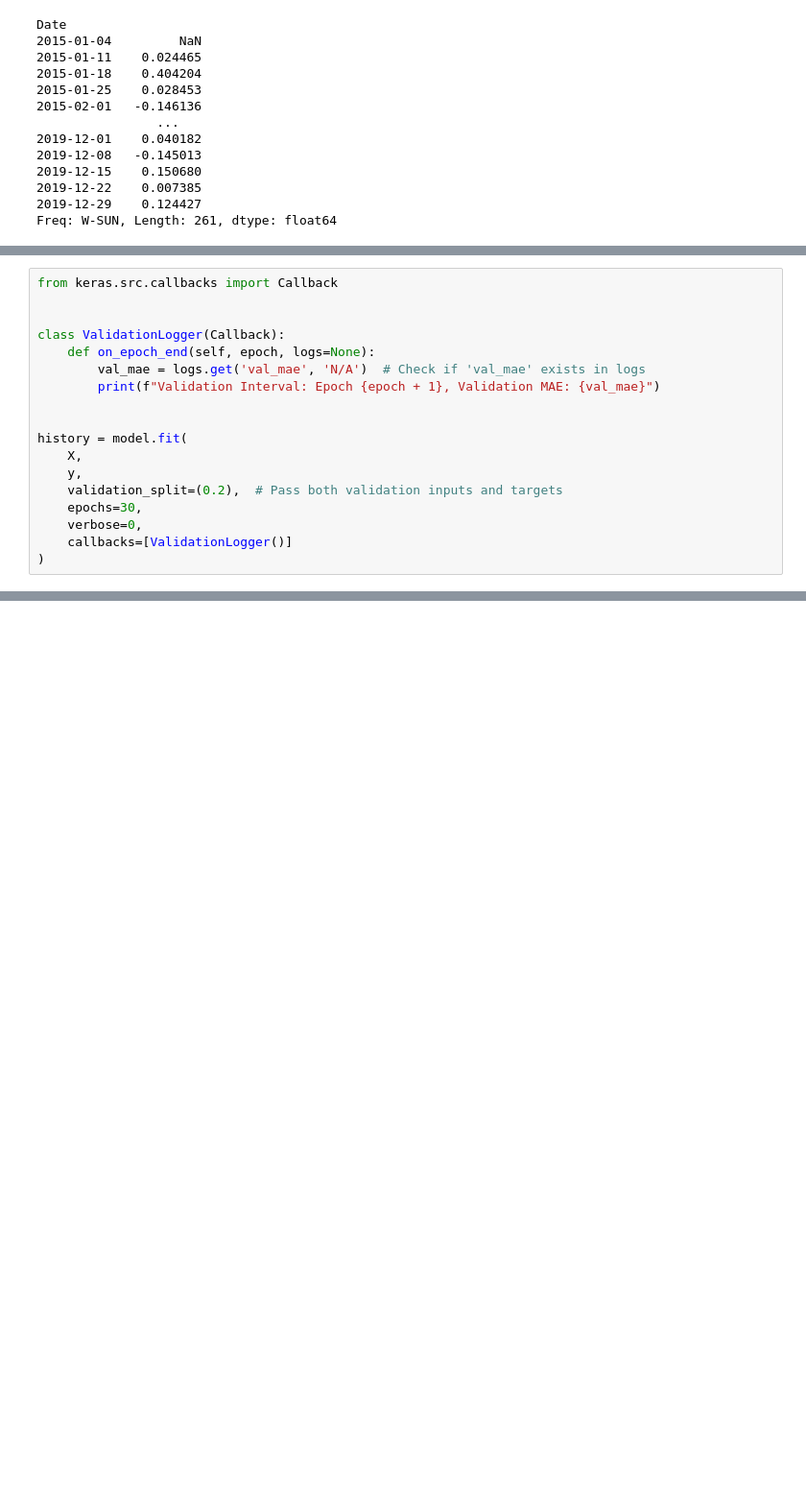
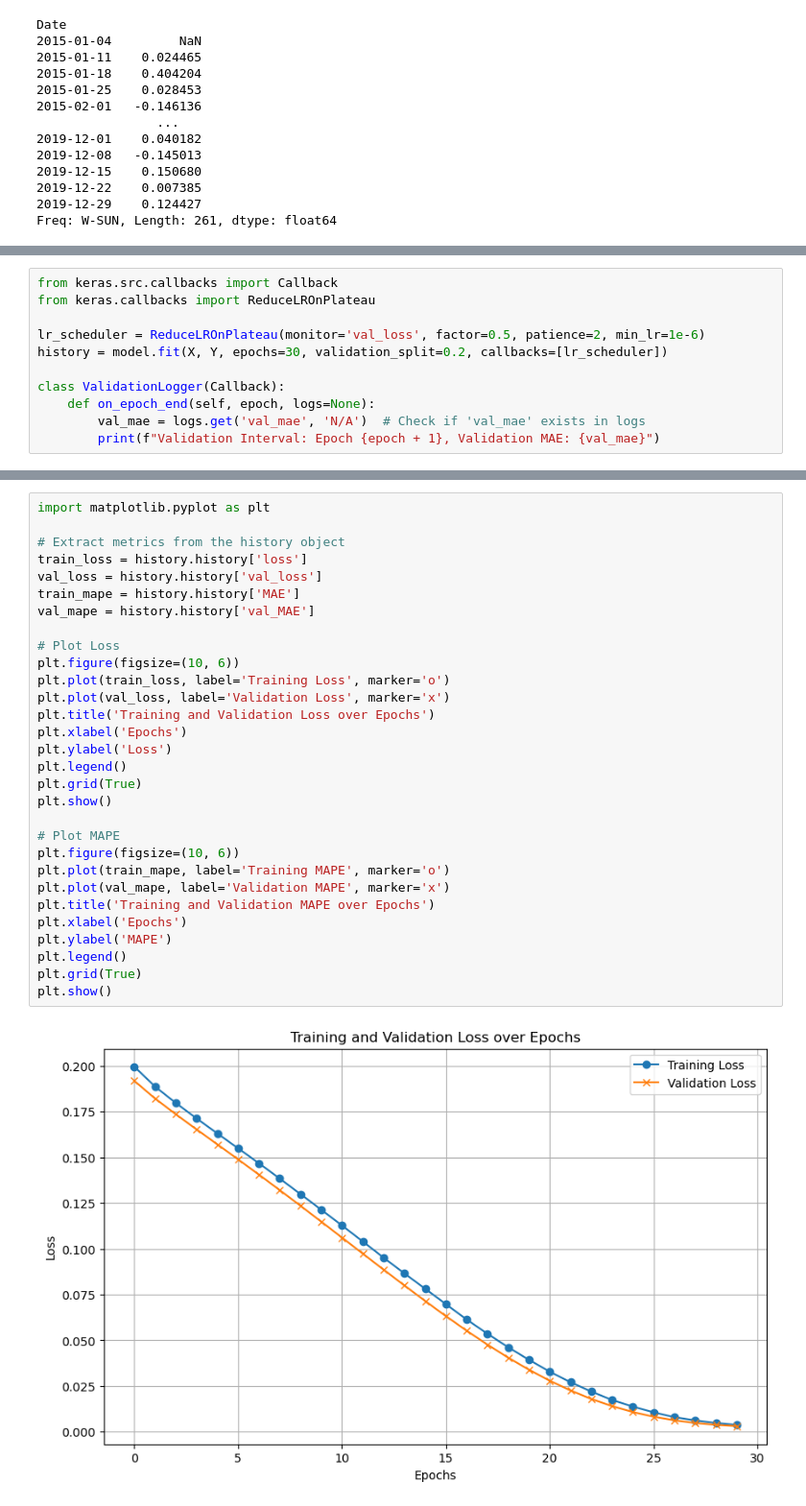
Before and after one commit to mehmeterenozgun/volume-based, a Jupyter notebook: volume.ipynb, the cells around one changed output, grey strips where cells are left out. Shown at 96% size. Drawn from its saved outputs; the diff is of its cells as text; blank space fills up the shorter version.

```diff
--- a/volume.ipynb
+++ b/volume.ipynb
@@ -507,19 +512,12 @@ X, y , feature_scaler, target_scaler = window_generator(ticker_data, X_columns,
 # %%
 from keras.src.callbacks import Callback
+from keras.callbacks import ReduceLROnPlateau
 
+lr_scheduler = ReduceLROnPlateau(monitor='val_loss', factor=0.5, patience=2, min_lr=1e-6)
+history = model.fit(X, Y, epochs=30, validation_split=0.2, callbacks=[lr_scheduler])
 
 class ValidationLogger(Callback):
     def on_epoch_end(self, epoch, logs=None):
         val_mae = logs.get('val_mae', 'N/A')  # Check if 'val_mae' exists in logs
         print(f"Validation Interval: Epoch {epoch + 1}, Validation MAE: {val_mae}")
-
-
-history = model.fit(
-    X,
-    y,
-    validation_split=(0.2),  # Pass both validation inputs and targets
-    epochs=30,
-    verbose=0,
-    callbacks=[ValidationLogger()]
-)
 # %% [output]
@@ -542,0 +541,32 @@ Validation Interval: Epoch 30, Validation MAE: N/A
+# %%
+import matplotlib.pyplot as plt
+
+# Extract metrics from the history object
+train_loss = history.history['loss']
+val_loss = history.history['val_loss']
+train_mape = history.history['MAE']
+val_mape = history.history['val_MAE']
+
+# Plot Loss
+plt.figure(figsize=(10, 6))
+plt.plot(train_loss, label='Training Loss', marker='o')
+plt.plot(val_loss, label='Validation Loss', marker='x')
+plt.title('Training and Validation Loss over Epochs')
+plt.xlabel('Epochs')
+plt.ylabel('Loss')
+plt.legend()
+plt.grid(True)
+plt.show()
+
+# Plot MAPE
+plt.figure(figsize=(10, 6))
+plt.plot(train_mape, label='Training MAPE', marker='o')
+plt.plot(val_mape, label='Validation MAPE', marker='x')
+plt.title('Training and Validation MAPE over Epochs')
+plt.xlabel('Epochs')
+plt.ylabel('MAPE')
+plt.legend()
+plt.grid(True)
+plt.show()
+# %% [output]
+[figure, added]
```
Also changed, not shown: parts of 6 cells of this notebook.
